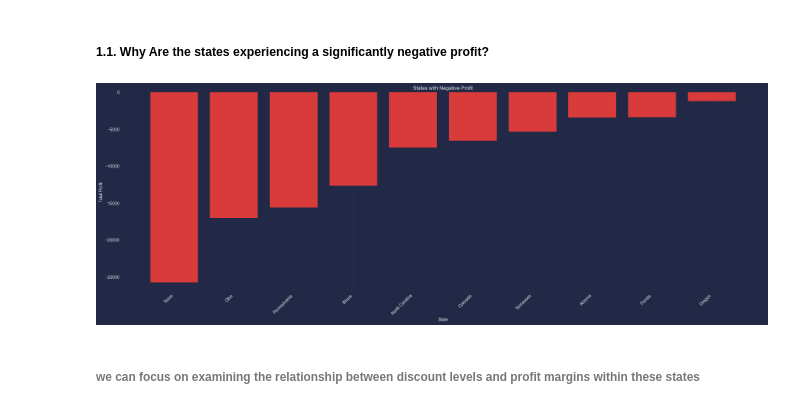
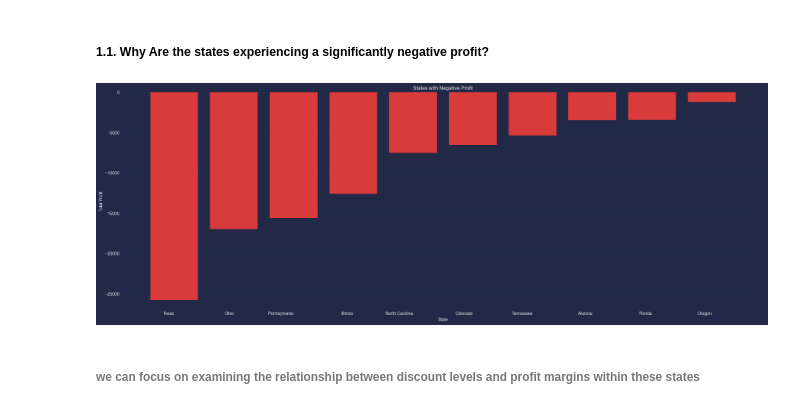
Before and after one commit to MahmoudNamNam/Data-Analysis-Projects, a Jupyter notebook: SuperStore/SuperStore.ipynb, the cells around one changed output. Saved outputs shown, nothing was run; the diff lists cells and outputs as text; code cells hidden in the pictures.

```diff
--- a/SuperStore/SuperStore.ipynb
+++ b/SuperStore/SuperStore.ipynb
@@ -456,19 +449,16 @@ states_negative_profit
 ##### 1.1. Why Are the states experiencing a significantly negative profit?
 # %%
 
-# Filter the dataset for states with negative profit
-df_negative_profit = df[df['State'].isin(states_negative_profit.index)]
-
-plt.bar(states_negative_profit.index, states_negative_profit.values, color='#D93B3B')
+plt.bar(states_negative_profit.State, states_negative_profit.Profit, color='#D93B3B')
 plt.title('States with Negative Profit')
 plt.xlabel('State')
 plt.ylabel('Total Profit')
-plt.xticks(rotation=45, ha='right')
-plt.grid(axis='y')
+plt.xticks(rotation=0, ha='right')
+plt.grid(axis='x')
 plt.tight_layout()
 plt.show()
 # %% [output]
-[figure, old version]
+[figure, new version]
 # %% [markdown]
 ###### we can focus on examining the relationship between discount levels and profit margins within these states
 # %%
```
Also changed, not shown: parts of 30 cells of this notebook, 1 other file.
